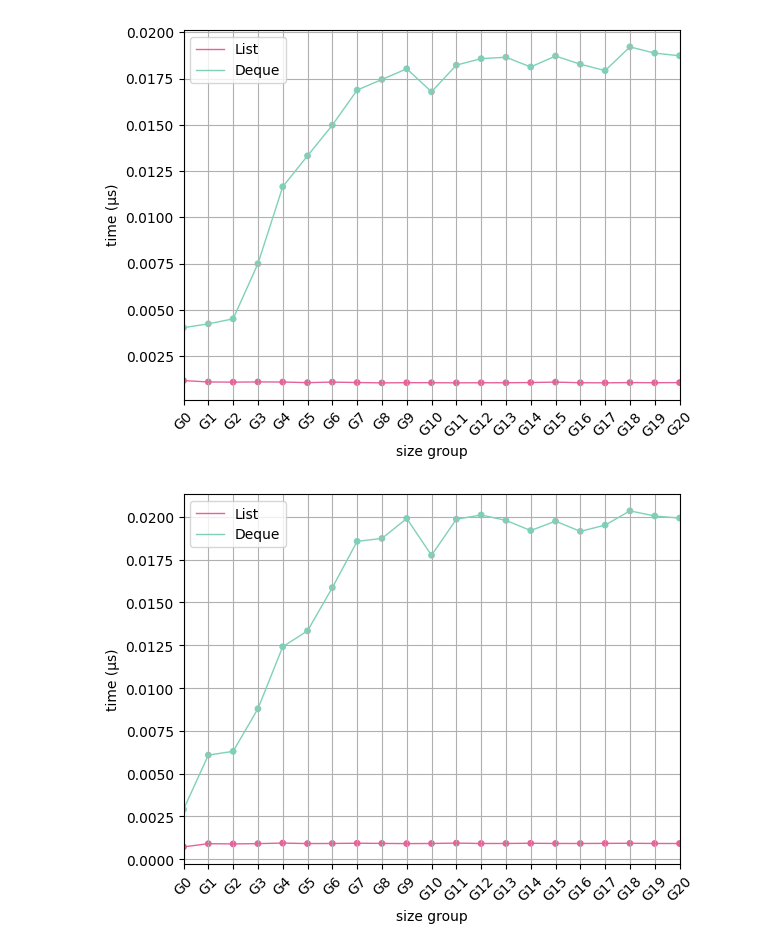
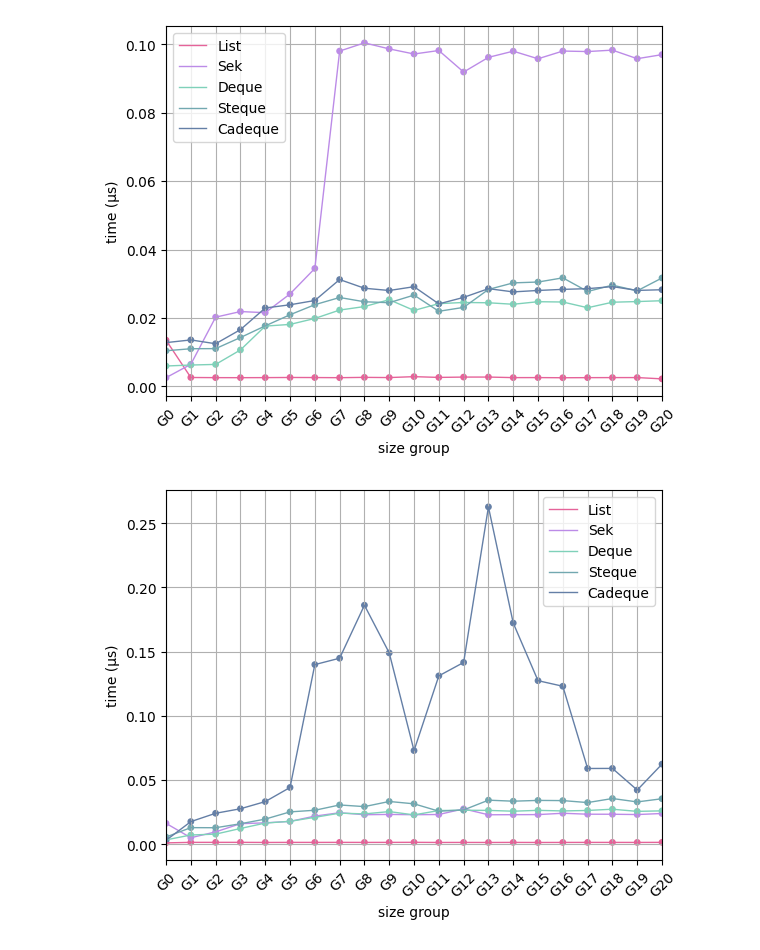
Before and after one commit to JulesViennotFranca/VerifiedCatenableDeque, a Jupyter notebook: bench/graphics.ipynb, the cells around one changed output. Saved outputs shown, nothing was run; the diff lists cells and outputs as text; code cells hidden in the pictures.

Commit message:
Some cleanup in graphics.ipynb.

```diff
--- a/bench/graphics.ipynb
+++ b/bench/graphics.ipynb
@@ -107,23 +107,15 @@ def plot_time_data_3D(data, data_structures, view=None):
     plt.show()
 # %%
 # Graph for push
-
-file = "./tmp/push.csv"
-data = pd.read_csv(file)
-
-# plot_time_data_2D(data, [list, sek, deque, steque, cadeque])
-plot_time_data_2D(data, [list, deque])
+data = pd.read_csv("./tmp/push.csv")
+plot_time_data_2D(data, [list, sek, deque, steque, cadeque])
 # %% [output]
-[figure, old version]
+[figure, new version]
 # %%
 # Graph for pop
-
-file = "./tmp/pop.csv"
-data = pd.read_csv(file)
-
-# plot_time_data_2D(data, [list, sek, deque, steque, cadeque])
-plot_time_data_2D(data, [list, deque])
+data = pd.read_csv("./tmp/pop.csv")
+plot_time_data_2D(data, [list, sek, deque, steque, cadeque])
 # %% [output]
-[figure, old version]
+[figure, new version]
 # %%
 # Graph for inject
```
Also changed, not shown: parts of 4 cells of this notebook.
